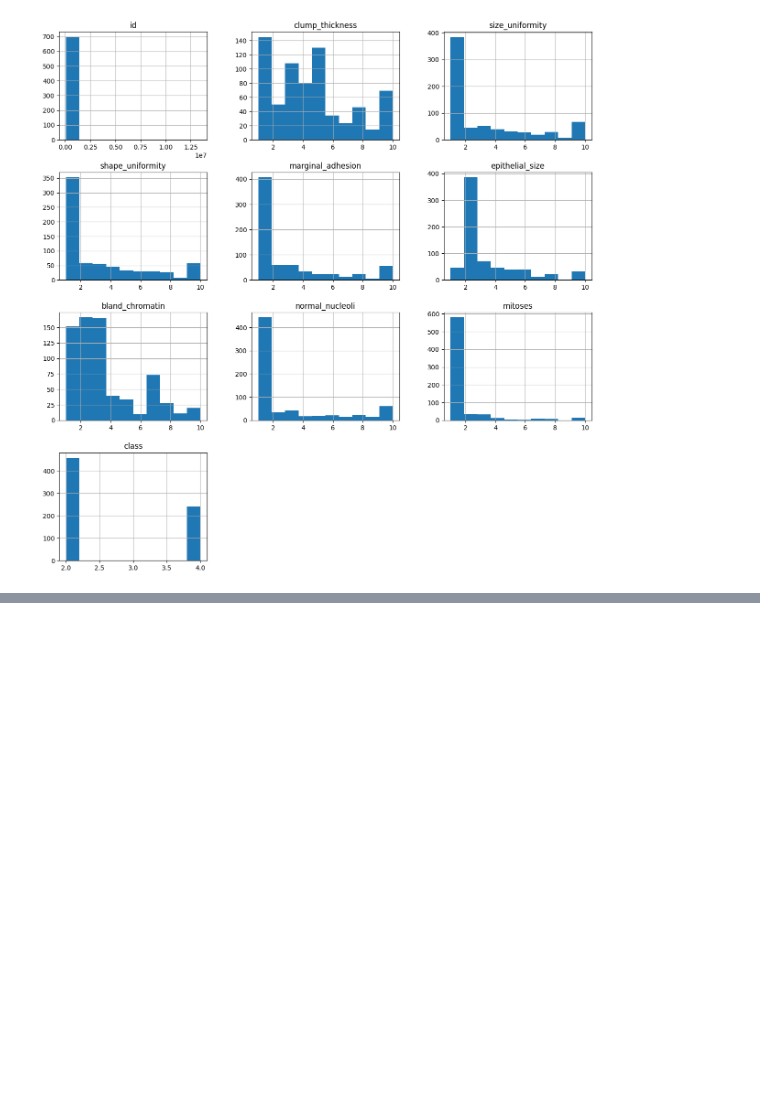
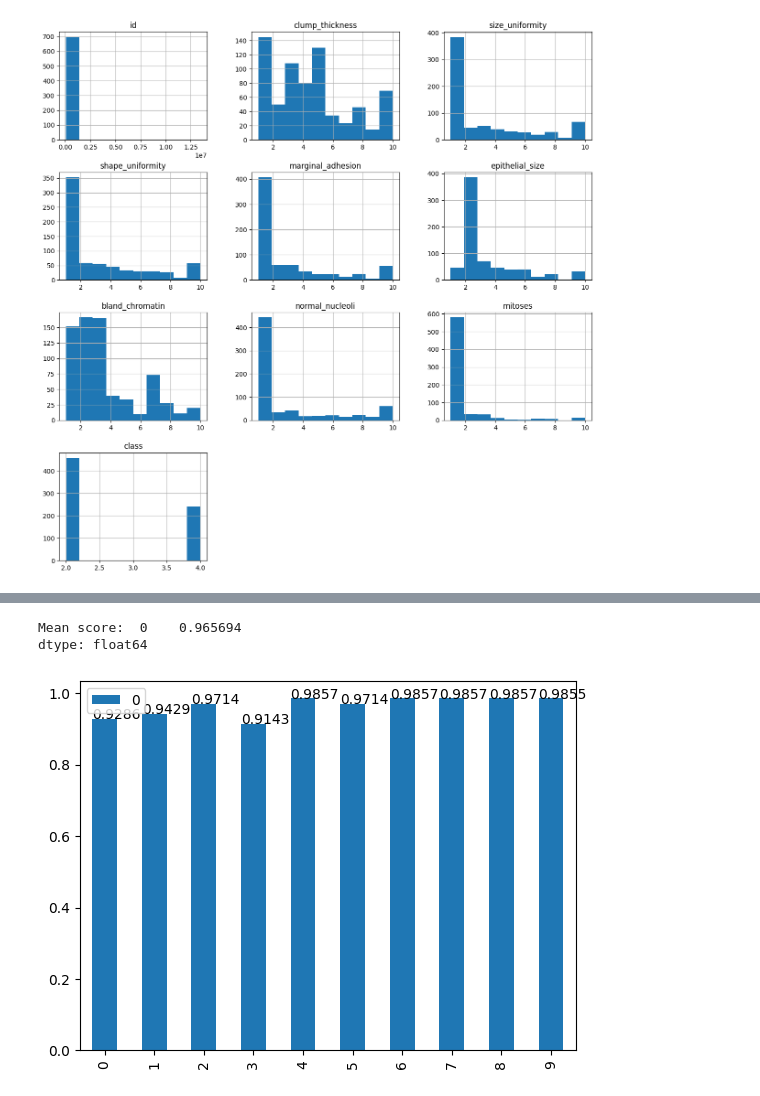
Before and after one commit to yannick1203/AIS_Group2, a Jupyter notebook: Assignment1/Information/Tutorials/TutorialsYannick/tut3.ipynb, the cells around one changed output, grey strips where cells are left out. Cells and saved outputs as stored; diff of their text form; code cells hidden in the pictures; blank space fills up the shorter version.

```diff
--- a/Assignment1/Information/Tutorials/TutorialsYannick/tut3.ipynb
+++ b/Assignment1/Information/Tutorials/TutorialsYannick/tut3.ipynb
@@ -104,0 +228,17 @@ NameError: name 'scatter_matrix' is not defined
+# %%
+
+
+from sklearn.model_selection import cross_val_score
+CVSCORE = cross_val_score(RandomForestClassifier(max_depth=5, n_estimators=40), X, y, cv=10)
+# print(CVSCORE)
+df = pd.DataFrame(CVSCORE)
+
+# cv = StratifiedKFold(10)
+ax = df.plot.bar()
+for p in ax.patches:
+  ax.annotate(str(round(p.get_height(),4)),(p.get_x(), p.get_height())  )
+print("Mean score: ", df.mean())
+# %% [output]
+Mean score:  0    0.965694
+dtype: float64
+[figure, added]
```
Also changed, not shown: parts of 13 cells of this notebook, 2 other files.
